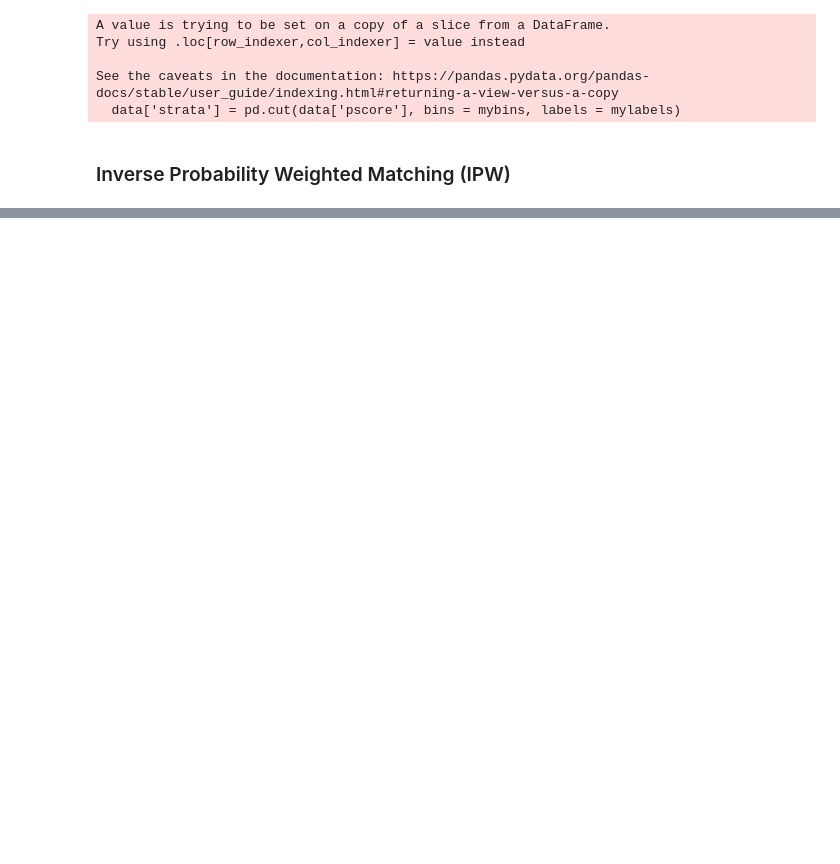
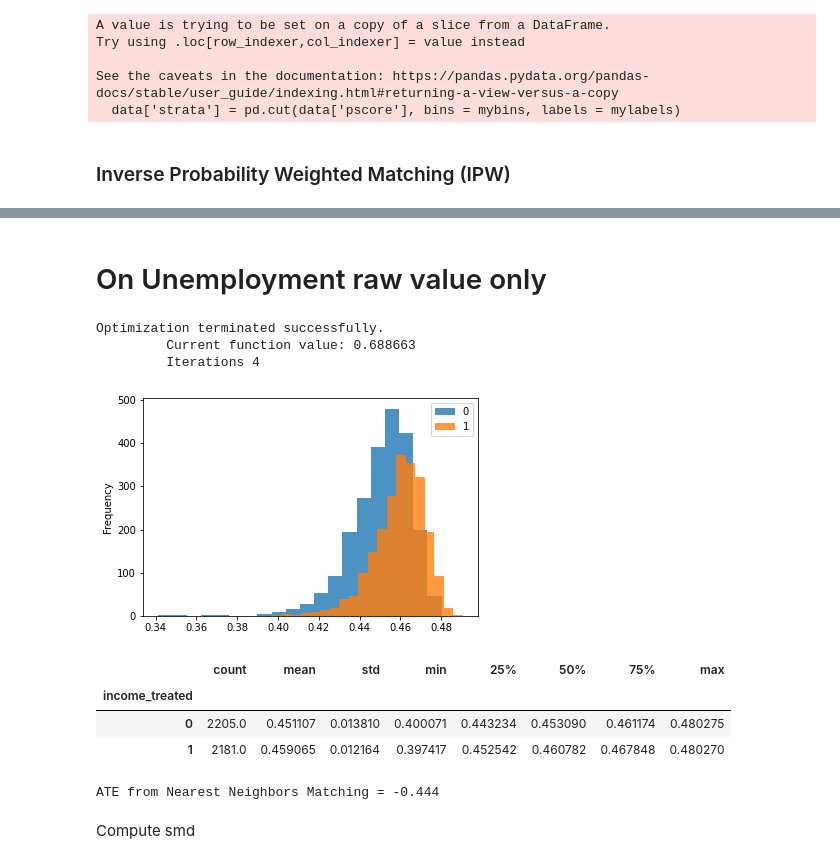
Before and after one commit to abhishekbabu/cse481ds-mental-health, a Jupyter notebook: notebooks/county_level/Matching Analysis/matching-income.ipynb, the cells around one changed output, grey strips where cells are left out. Drawn from its saved outputs; the diff is of its cells as text; code cells hidden in the pictures; blank space fills up the shorter version.

```diff
--- a/notebooks/county_level/Matching Analysis/matching-income.ipynb
+++ b/notebooks/county_level/Matching Analysis/matching-income.ipynb
@@ -457,0 +568,28 @@ round(IPW_estimator(trim_df, categorize_treatment, 'Poor mental health days raw
+# %% [markdown]
+# On Unemployment raw value only
+# %%
+gen_pscore(df, df[categorize_treatment], df['Unemployment raw value'] )
+# %% [output]
+Optimization terminated successfully.
+         Current function value: 0.688663
+         Iterations 4
+[figure, added]
+# %%
+trim_df = trim(df)
+trim_df.groupby([categorize_treatment]).pscore.describe()
+# %% [output]
+|  | count | mean | std | min | 25% | 50% | 75% | max |
+| income_treated |  |  |  |  |  |  |  |  |
+| 0 | 2205.0 | 0.451107 | 0.013810 | 0.400071 | 0.443234 | 0.453090 | 0.461174 | 0.480275 |
+| 1 | 2181.0 | 0.459065 | 0.012164 | 0.397417 | 0.452542 | 0.460782 | 0.467848 | 0.480270 |
+# %%
+# Nearest neighbor
+treated = trim_df[trim_df[categorize_treatment] == 1]
+non_treated = trim_df[trim_df[categorize_treatment] == 0]
+matched_df = Nearest_Neighbor_Pair(treated, non_treated)
+ATE = np.mean(treated['Poor mental health days raw value'].values - matched_df['Poor mental health days raw value'].values)
+print('ATE from Nearest Neighbors Matching = {}'.format(round(ATE, 3)))
+# %% [output]
+ATE from Nearest Neighbors Matching = -0.444
+# %% [markdown]
+Compute smd
```
Also changed, not shown: parts of 34 cells of this notebook, 1 other file.
